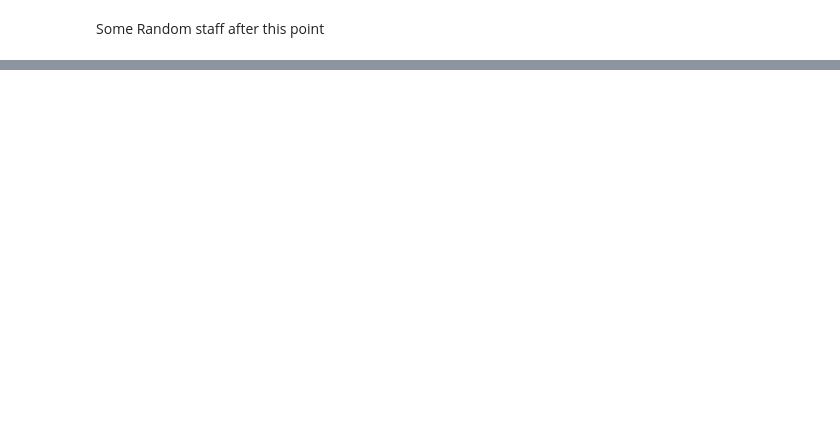
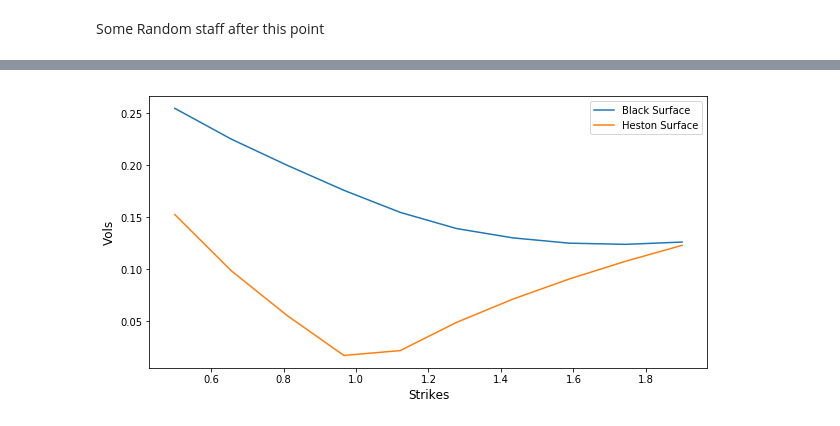
Before and after one commit to suren777/Ml-AI-in-finance, a Jupyter notebook: heston_and_vol_surface.ipynb, the cells around one changed output, grey strips where cells are left out. Cells and saved outputs as stored; diff of their text form; code cells hidden in the pictures; blank space fills up the shorter version.

```diff
--- a/heston_and_vol_surface.ipynb
+++ b/heston_and_vol_surface.ipynb
@@ -267,0 +303,7 @@ heston_model.option_iv(1.2,0.5)
+# %%
+one_dim_heston = HestonModel(spot, val_date, theta = 0.043918, kappa = 2.108293, sigma = 0.899713, rho = -0.735146, v0 = 0.005967)
+calib_tenors = [3.0]
+calib_moneyness = np.linspace(0.5, 1.9, 20)
+calibration_points = [(tenor, strike) for strike in calib_moneyness for tenor in calib_tenors]
+one_dim_heston.calibrateModel(vol_surface, calibration_points)
+one_dim_heston.calibrationReport(True)
@@ -267,0 +328,15 @@ heston_model.option_iv(1.2,0.5)
+# %%
+theta , kappa, sigma, rho, v0 = one_dim_heston.model.params()
+new_one_dim_heston = HestonModel(spot, val_date, theta=theta, kappa = kappa, sigma=sigma, rho=rho, v0=v0)
+strikes_grid = np.linspace(0.5, 1.9, 10)
+tenors = [3.0]
+implied_vols = [vol_surface.getVol(tenors[0], s*spot) for s in strikes_grid]
+heston_vols = new_one_dim_heston.option_ivs(strikes_grid, tenors)
+fig, ax = plt.subplots()
+ax.plot(strikes_grid, implied_vols, label="Black Surface")
+ax.plot(strikes_grid, list(heston_vols[0]), label="Heston Surface")
+ax.set_xlabel("Strikes", size=12)
+ax.set_ylabel("Vols", size=12)
+legend = ax.legend(loc="upper right")
+# %% [output]
+[figure, added]
```
Also changed, not shown: parts of 19 cells of this notebook.
